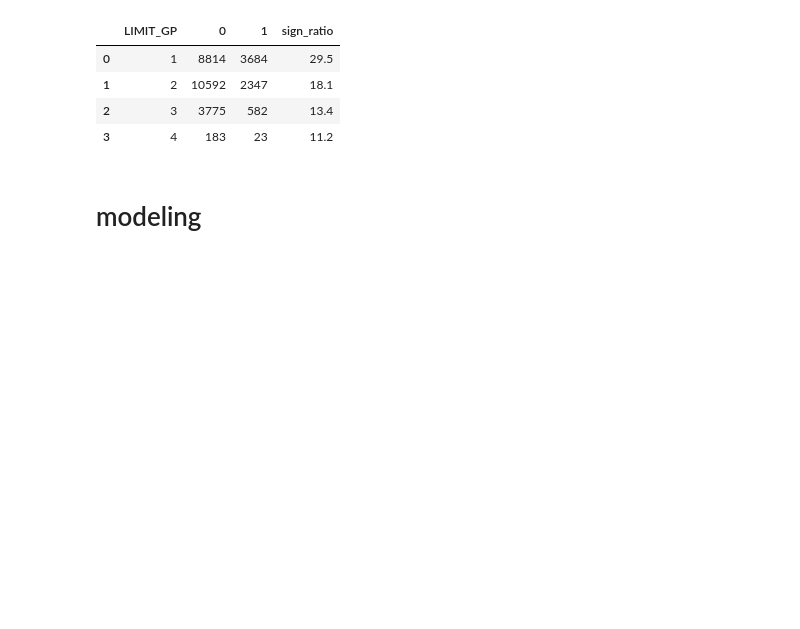
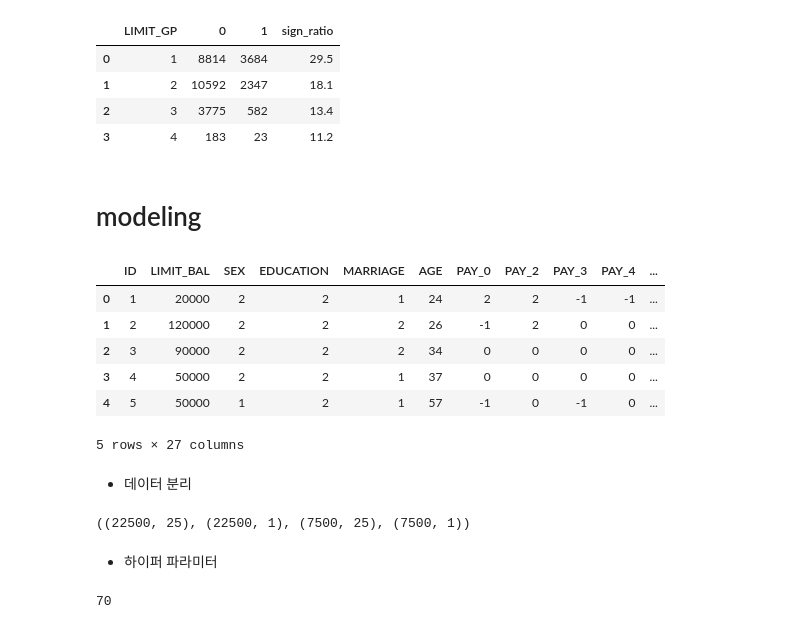
Before and after one commit to seonydg/ml-classification-credit-card-default, a Jupyter notebook: credit-card-default.ipynb, the cells around one changed output. Drawn from its saved outputs; the diff is of its cells as text; code cells hidden in the pictures; blank space fills up the shorter version.

```diff
--- a/credit-card-default.ipynb
+++ b/credit-card-default.ipynb
@@ -407,0 +412,12 @@ get_ratio('LIMIT_GP')
+# %%
+df.head()
+# %% [output]
+|  | ID | LIMIT_BAL | SEX | EDUCATION | MARRIAGE | AGE | PAY_0 | PAY_2 | PAY_3 | PAY_4 | ... |
+| 0 | 1 | 20000 | 2 | 2 | 1 | 24 | 2 | 2 | -1 | -1 | ... |
+| 1 | 2 | 120000 | 2 | 2 | 2 | 26 | -1 | 2 | 0 | 0 | ... |
+| 2 | 3 | 90000 | 2 | 2 | 2 | 34 | 0 | 0 | 0 | 0 | ... |
+| 3 | 4 | 50000 | 2 | 2 | 1 | 37 | 0 | 0 | 0 | 0 | ... |
+| 4 | 5 | 50000 | 1 | 2 | 1 | 57 | -1 | 0 | -1 | 0 | ... |
+5 rows × 27 columns
+# %% [markdown]
+- 데이터 분리
@@ -407,0 +427,8 @@ get_ratio('LIMIT_GP')
+# %%
+train_x, test_x, train_y, test_y = train_test_split(X, Y, stratify=Y)
+
+train_x.shape, train_y.shape, test_x.shape, test_y.shape
+# %% [output]
+((22500, 25), (22500, 1), (7500, 25), (7500, 1))
+# %% [markdown]
+- 하이퍼 파라미터
@@ -407,0 +442,9 @@ get_ratio('LIMIT_GP')
+# %%
+max_iter = 0
+
+for p in param_grid:
+    max_iter += 1
+
+print(max_iter)
+# %% [output]
+70
```
Also changed, not shown: parts of 16 cells of this notebook.
